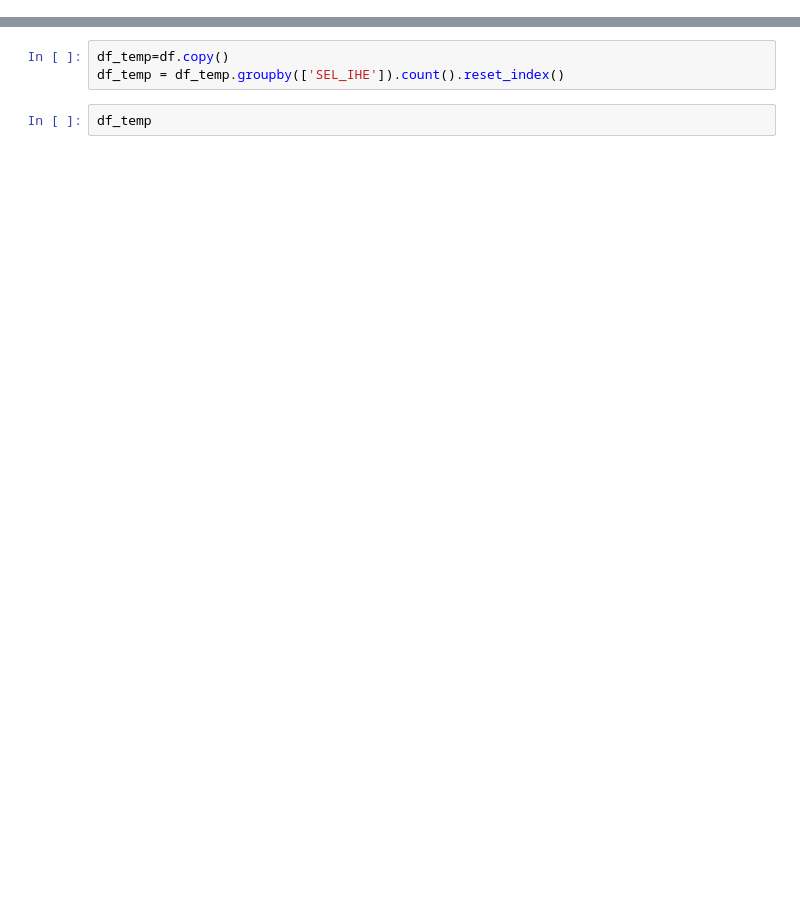
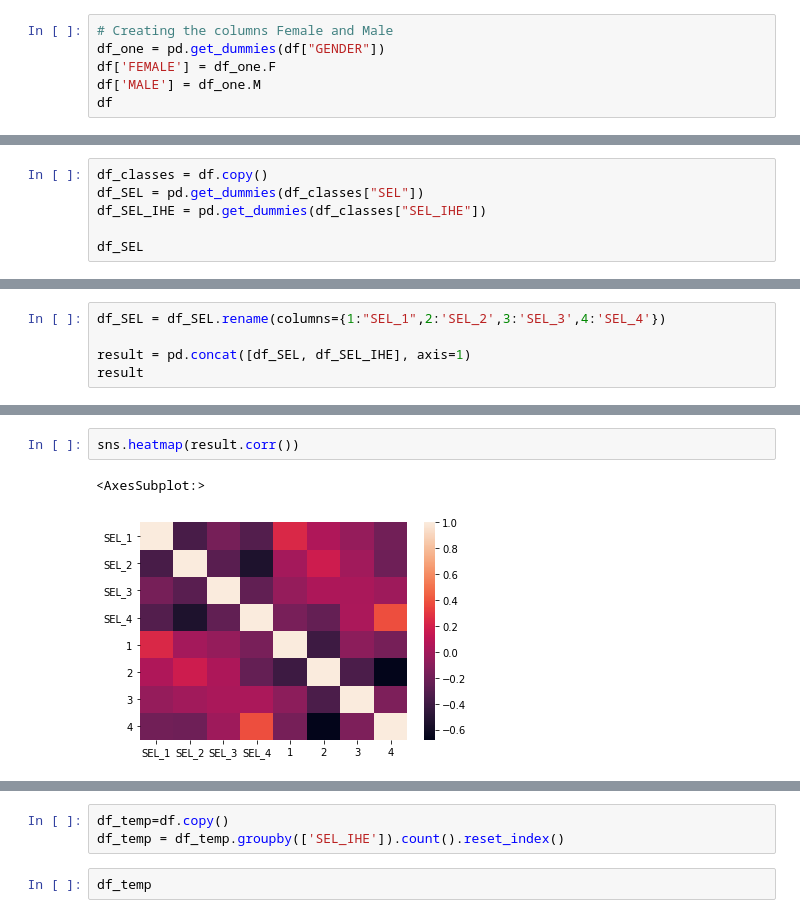
Before and after one commit to s183910/Bachelor_Gabi_Kat, a Jupyter notebook: Code/Basic_dists/Initial_distributions.ipynb, the cells around one changed output, grey strips where cells are left out. Drawn from its saved outputs; the diff is of its cells as text; blank space fills up the shorter version.

```diff
--- a/Code/Basic_dists/Initial_distributions.ipynb
+++ b/Code/Basic_dists/Initial_distributions.ipynb
@@ -3,0 +8,6 @@ df = pd.read_csv("dropped_col_df.csv")
+# %%
+# Creating the columns Female and Male
+df_one = pd.get_dummies(df["GENDER"])
+df['FEMALE'] = df_one.F
+df['MALE'] = df_one.M
+df
@@ -3,0 +28,6 @@ df = pd.read_csv("dropped_col_df.csv")
+# %%
+df_classes = df.copy()
+df_SEL = pd.get_dummies(df_classes["SEL"])
+df_SEL_IHE = pd.get_dummies(df_classes["SEL_IHE"])
+
+df_SEL
@@ -3,0 +48,5 @@ df = pd.read_csv("dropped_col_df.csv")
+# %%
+df_SEL = df_SEL.rename(columns={1:"SEL_1",2:'SEL_2',3:'SEL_3',4:'SEL_4'})
+
+result = pd.concat([df_SEL, df_SEL_IHE], axis=1)
+result
@@ -3,0 +67,5 @@ df = pd.read_csv("dropped_col_df.csv")
+# %%
+sns.heatmap(result.corr())
+# %% [output]
+<AxesSubplot:>
+[figure, added]
```
Also changed, not shown: parts of 12 cells of this notebook, 1 other file.
